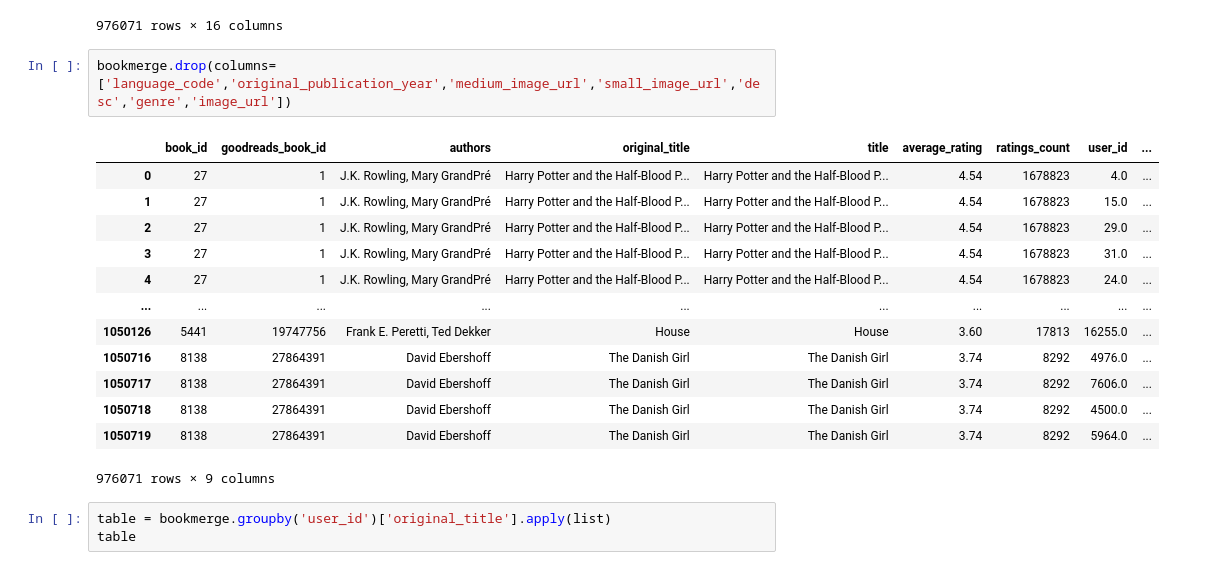
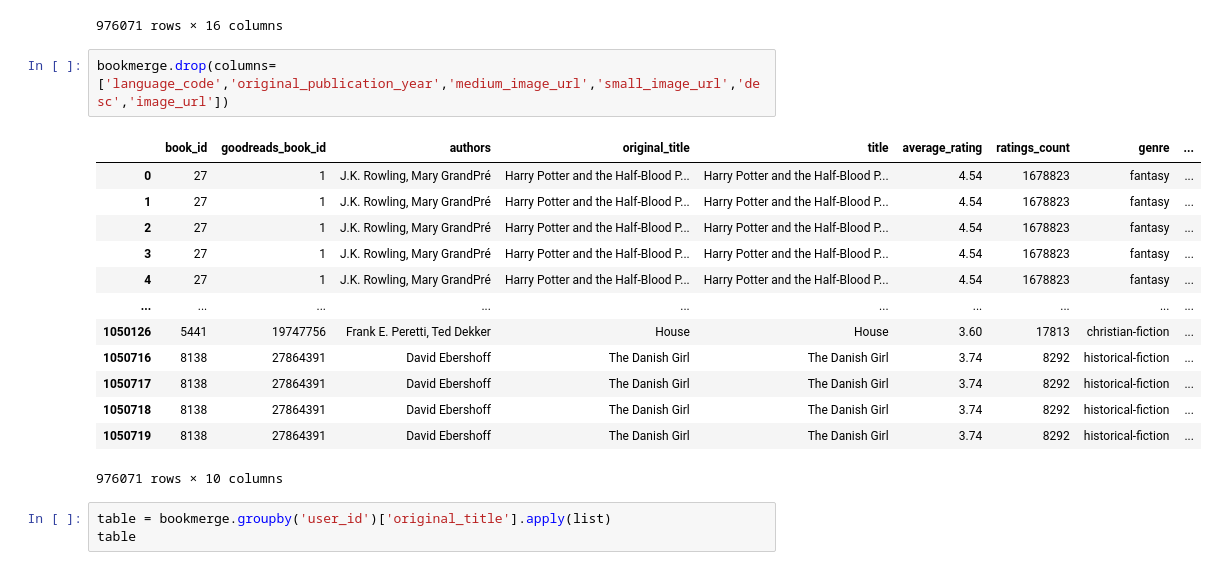
Before and after one commit to Toeylik/kku_data_mining, a Jupyter notebook: Book.ipynb, the cells around one changed output. Saved outputs shown, nothing was run; the diff lists cells and outputs as text.

```diff
--- a/Book.ipynb
+++ b/Book.ipynb
@@ -104,21 +104,21 @@ bookmerge
 | 1050719 | 8138 | 27864391 | David Ebershoff | 2000.0 | The Danish Girl | The Danish Girl | eng | ... |
 976071 rows × 16 columns
 # %%
-bookmerge.drop(columns=['language_code','original_publication_year','medium_image_url','small_image_url','desc','genre','image_url'])
+bookmerge.drop(columns=['language_code','original_publication_year','medium_image_url','small_image_url','desc','image_url'])
 # %% [output]
-|  | book_id | goodreads_book_id | authors | original_title | title | average_rating | ratings_count | user_id | ... |
-| 0 | 27 | 1 | J.K. Rowling, Mary GrandPré | Harry Potter and the Half-Blood P... | Harry Potter and the Half-Blood P... | 4.54 | 1678823 | 4.0 | ... |
-| 1 | 27 | 1 | J.K. Rowling, Mary GrandPré | Harry Potter and the Half-Blood P... | Harry Potter and the Half-Blood P... | 4.54 | 1678823 | 15.0 | ... |
-| 2 | 27 | 1 | J.K. Rowling, Mary GrandPré | Harry Potter and the Half-Blood P... | Harry Potter and the Half-Blood P... | 4.54 | 1678823 | 29.0 | ... |
-| 3 | 27 | 1 | J.K. Rowling, Mary GrandPré | Harry Potter and the Half-Blood P... | Harry Potter and the Half-Blood P... | 4.54 | 1678823 | 31.0 | ... |
-| 4 | 27 | 1 | J.K. Rowling, Mary GrandPré | Harry Potter and the Half-Blood P... | Harry Potter and the Half-Blood P... | 4.54 | 1678823 | 24.0 | ... |
+|  | book_id | goodreads_book_id | authors | original_title | title | average_rating | ratings_count | genre | ... |
+| 0 | 27 | 1 | J.K. Rowling, Mary GrandPré | Harry Potter and the Half-Blood P... | Harry Potter and the Half-Blood P... | 4.54 | 1678823 | fantasy | ... |
+| 1 | 27 | 1 | J.K. Rowling, Mary GrandPré | Harry Potter and the Half-Blood P... | Harry Potter and the Half-Blood P... | 4.54 | 1678823 | fantasy | ... |
+| 2 | 27 | 1 | J.K. Rowling, Mary GrandPré | Harry Potter and the Half-Blood P... | Harry Potter and the Half-Blood P... | 4.54 | 1678823 | fantasy | ... |
+| 3 | 27 | 1 | J.K. Rowling, Mary GrandPré | Harry Potter and the Half-Blood P... | Harry Potter and the Half-Blood P... | 4.54 | 1678823 | fantasy | ... |
+| 4 | 27 | 1 | J.K. Rowling, Mary GrandPré | Harry Potter and the Half-Blood P... | Harry Potter and the Half-Blood P... | 4.54 | 1678823 | fantasy | ... |
 | ... | ... | ... | ... | ... | ... | ... | ... | ... | ... |
-| 1050126 | 5441 | 19747756 | Frank E. Peretti, Ted Dekker | House | House | 3.60 | 17813 | 16255.0 | ... |
-| 1050716 | 8138 | 27864391 | David Ebershoff | The Danish Girl | The Danish Girl | 3.74 | 8292 | 4976.0 | ... |
-| 1050717 | 8138 | 27864391 | David Ebershoff | The Danish Girl | The Danish Girl | 3.74 | 8292 | 7606.0 | ... |
-| 1050718 | 8138 | 27864391 | David Ebershoff | The Danish Girl | The Danish Girl | 3.74 | 8292 | 4500.0 | ... |
-| 1050719 | 8138 | 27864391 | David Ebershoff | The Danish Girl | The Danish Girl | 3.74 | 8292 | 5964.0 | ... |
+| 1050126 | 5441 | 19747756 | Frank E. Peretti, Ted Dekker | House | House | 3.60 | 17813 | christian-fiction | ... |
+| 1050716 | 8138 | 27864391 | David Ebershoff | The Danish Girl | The Danish Girl | 3.74 | 8292 | historical-fiction | ... |
+| 1050717 | 8138 | 27864391 | David Ebershoff | The Danish Girl | The Danish Girl | 3.74 | 8292 | historical-fiction | ... |
+| 1050718 | 8138 | 27864391 | David Ebershoff | The Danish Girl | The Danish Girl | 3.74 | 8292 | historical-fiction | ... |
+| 1050719 | 8138 | 27864391 | David Ebershoff | The Danish Girl | The Danish Girl | 3.74 | 8292 | historical-fiction | ... |
-976071 rows × 9 columns
+976071 rows × 10 columns
 # %%
 table = bookmerge.groupby('user_id')['original_title'].apply(list)
 table
```
Also changed, not shown: parts of 3 cells of this notebook.
